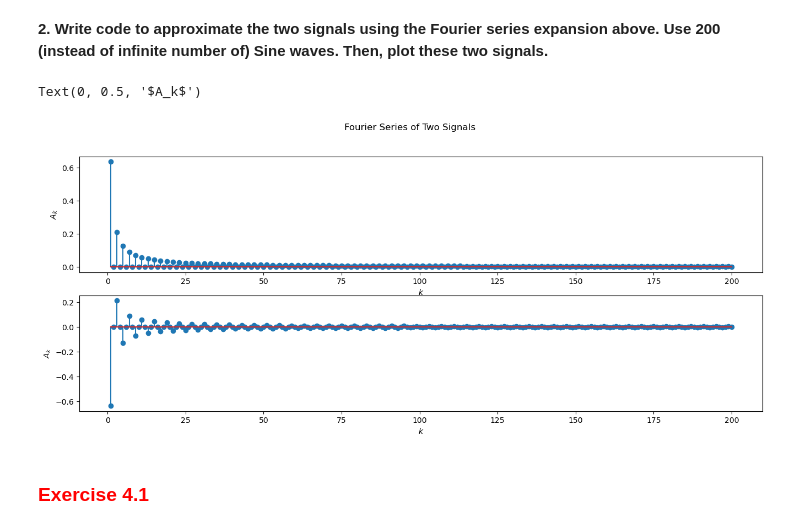
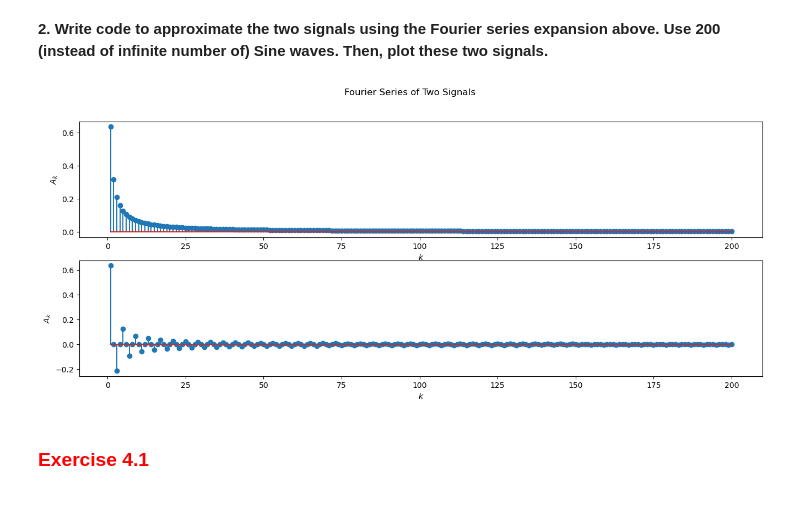
Before and after one commit to 2024Fall-Purdue-ECE438-Lab-demos/lab3-frequency-analysis-PranavGhantasala, a Jupyter notebook: lab03_individual_report.ipynb, the cells around one changed output. Drawn from its saved outputs; the diff is of its cells as text; code cells hidden in the pictures.

```diff
--- a/lab03_individual_report.ipynb
+++ b/lab03_individual_report.ipynb
@@ -57,31 +57,31 @@ where $f_0=\frac{1}{T_0}$.
 # %% [markdown]
 **2. Write code to approximate the two signals using the Fourier series expansion above. Use 200 (instead of infinite number of) Sine waves. Then, plot these two signals.**
 # %%
-def s1_Ak(k,theta):
-    return (np.cos(theta)-np.cos(theta-np.pi*k))/(np.pi*k)
+def s1_Ak(k):
+    return 2/(k*np.pi)
 
-def s2_Ak(k,theta):
-    return (-2/(np.pi*k))*np.sin(theta)*np.sin(np.pi*k/2)
+def s2_Ak(k):
+    return (2/(np.pi*k))*np.sin(np.pi*k/2)
 
 K = np.linspace(1,200,200)
 # %%
-A_1 = [s1_Ak(k,0) for k in K]
-A_2 = [s2_Ak(k,np.pi/2) for k in K]
+A_1 = [s1_Ak(k) for k in K]
+A_2 = [s2_Ak(k) for k in K]
 
 plt.suptitle("Fourier Series of Two Signals")
 
 plt.subplot(2,1,1)
 plt.stem(K,A_1)
 plt.xlabel("$k$")
 plt.ylabel("$A_k$")
 
 plt.subplot(2,1,2)
 plt.stem(K,A_2)
 plt.xlabel("$k$")
 plt.ylabel("$A_k$")
+plt.show()
 # %% [output]
-Text(0, 0.5, '$A_k$')
-[figure, old version]
+[figure, new version]
 # %% [markdown]
 <h3 style="color:red;"><left>Exercise 4.1</left></h3>
 # %% [markdown]
```
Also changed, not shown: parts of 21 cells of this notebook, 8 other files.
